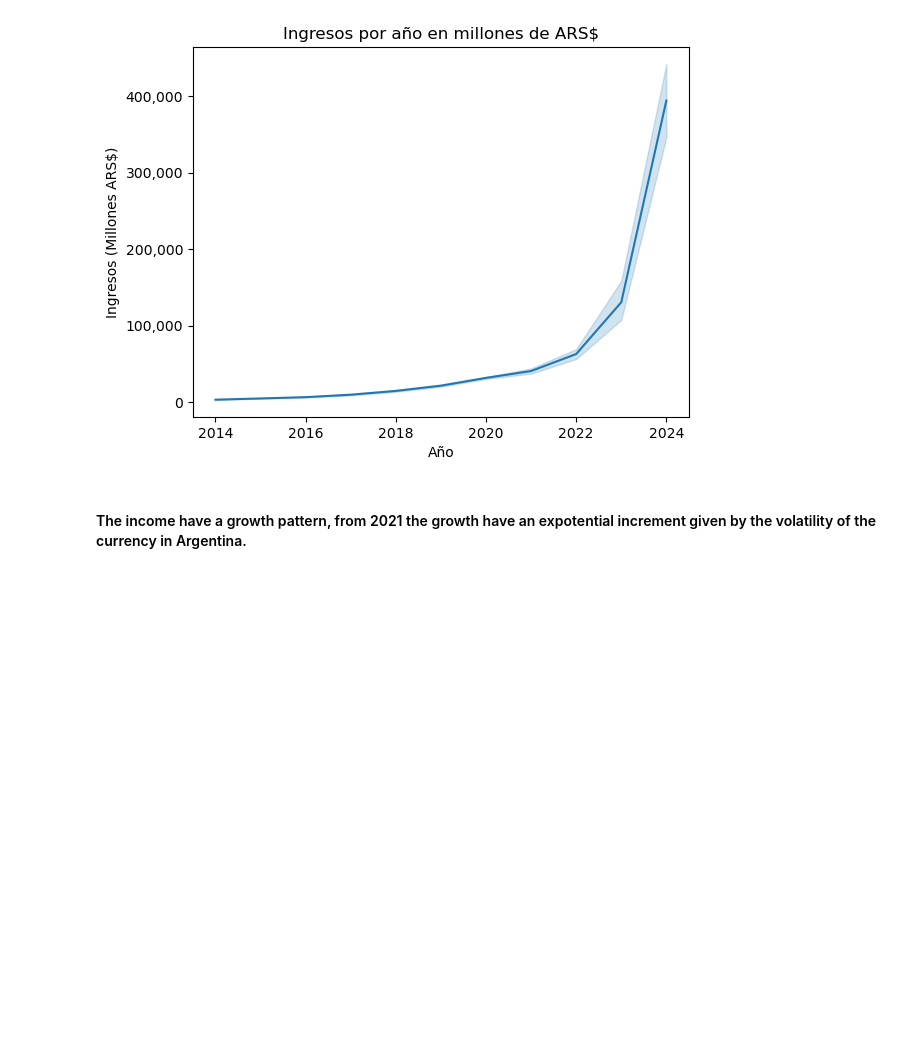
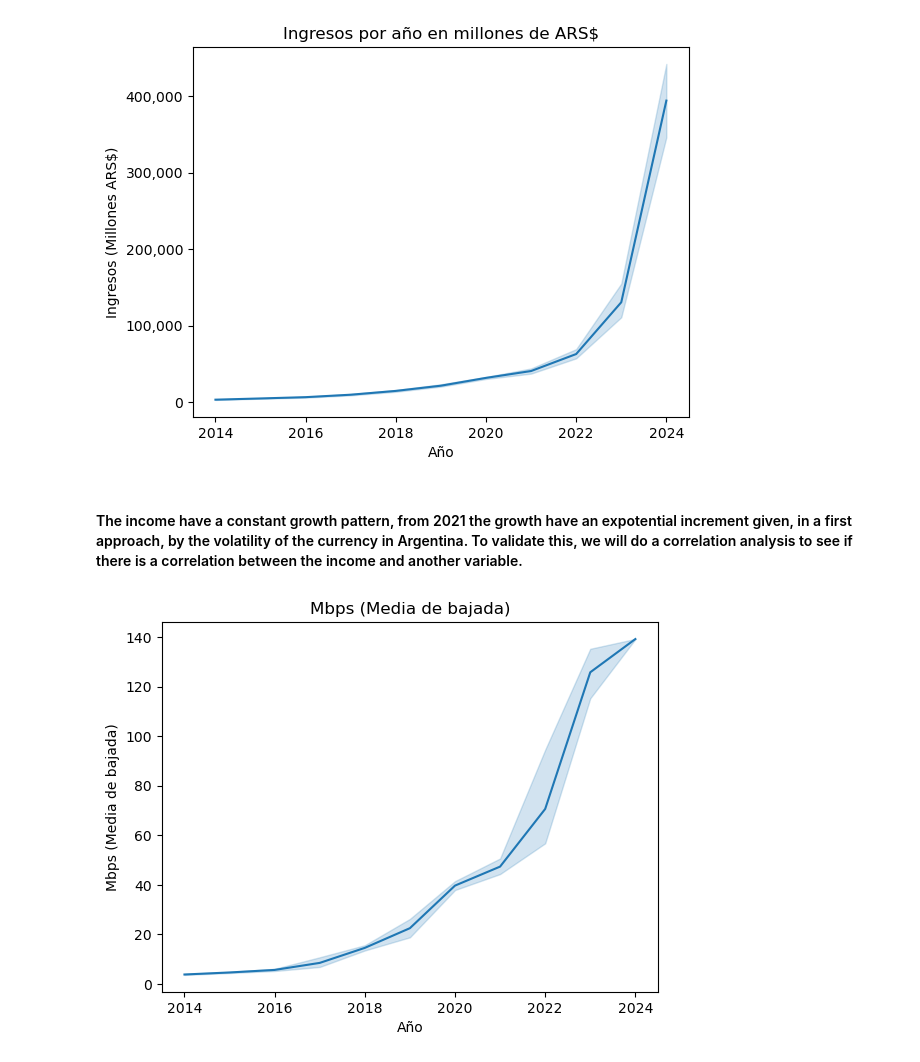
Before and after one commit to lmunozm1702/telecom_dashboard, a Jupyter notebook: notebooks/eda_trimestres.ipynb, the cells around one changed output. Drawn from its saved outputs; the diff is of its cells as text; code cells hidden in the pictures; blank space fills up the shorter version.

```diff
--- a/notebooks/eda_trimestres.ipynb
+++ b/notebooks/eda_trimestres.ipynb
@@ -16,4 +64,12 @@ plt.show()
 # %% [output]
 [figure]
 # %% [markdown]
-#### The income have a growth pattern, from 2021 the growth have an expotential increment given by the volatility of the currency in Argentina.
+#### The income have a constant growth pattern, from 2021 the growth have an expotential increment given, in a first approach, by the volatility of the currency in Argentina. To validate this, we will do a correlation analysis to see if there is a correlation between the income and another variable.
+# %%
+income_plot = sns.lineplot(data=df, x=df['Año'], y=df['Mbps (Media de bajada)'])
+plt.title('Mbps (Media de bajada)')
+income_plot.set(xlabel='Año', ylabel='Mbps (Media de bajada)')
+income_plot.get_yaxis().set_major_formatter(matplotlib.ticker.FuncFormatter(lambda x, p: format(int(x), ',')))
+plt.show()
+# %% [output]
+[figure, added]
```
Also changed, not shown: parts of 9 cells of this notebook, 1 other file.
